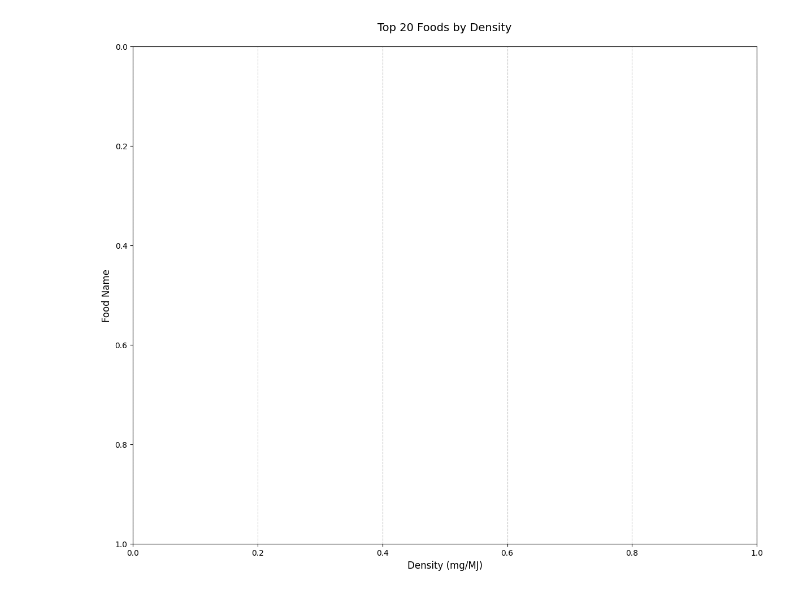
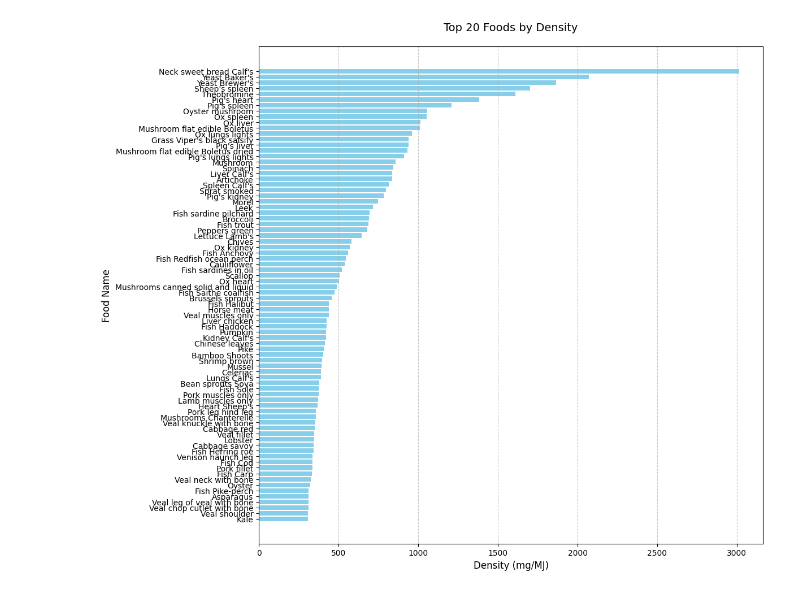
Before and after one commit to berkaytok/datebooks, a Jupyter notebook: purine.ipynb, the cells around one changed output. Saved outputs shown, nothing was run; the diff lists cells and outputs as text; code cells hidden in the pictures.

```diff
--- a/purine.ipynb
+++ b/purine.ipynb
@@ -8,33 +8,33 @@ df = pd.read_csv('data/purine.csv')
 # Sort the DataFrame by the 'density' column in descending order
 df_sorted = df.sort_values(by='density', ascending=False)
 
 # Take top 20 items for better visibility
-df_top20 = df_sorted.head(20)
+df_top20 = df_sorted.head(80)
 
 # Create the plot with larger figure size
 plt.figure(figsize=(12, 10))
 
 # Create horizontal bar plot
-plt.barh(df_top40['foodname'], df_top40['density'], color='skyblue')
+plt.barh(df_top20['foodname'], df_top20['density'], color='skyblue')
 
 # Customize the plot
 plt.xlabel('Density (mg/MJ)', fontsize=12)
 plt.ylabel('Food Name', fontsize=12)
 plt.title('Top 20 Foods by Density', fontsize=14, pad=20)
 
 # Adjust y-axis labels for better readability
 plt.yticks(fontsize=10)
 
 # Add more space for labels
 plt.subplots_adjust(left=0.4)  # Increase left margin for food names
 
 # Invert y-axis to have the highest density at the top
 plt.gca().invert_yaxis()
 
 # Add gridlines for better readability
 plt.grid(axis='x', linestyle='--', alpha=0.7)
 
 plt.tight_layout()
 plt.show()
 # %% [output]
-[figure, old version]
+[figure, new version]
```
Also changed, not shown: parts of 1 cell of this notebook, 2 other files.
